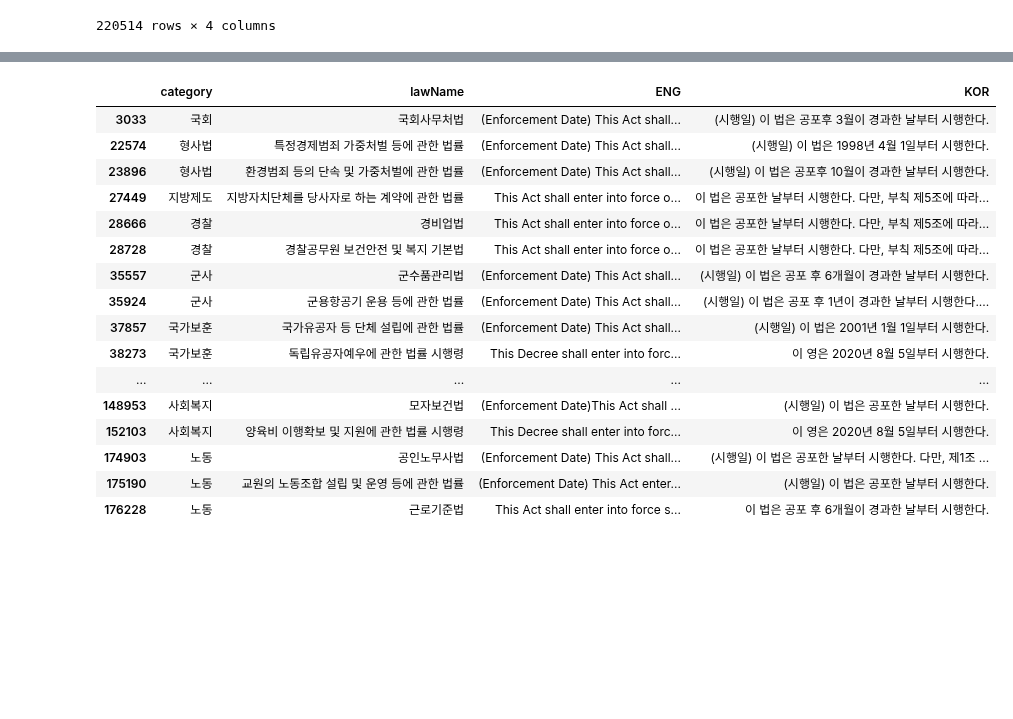
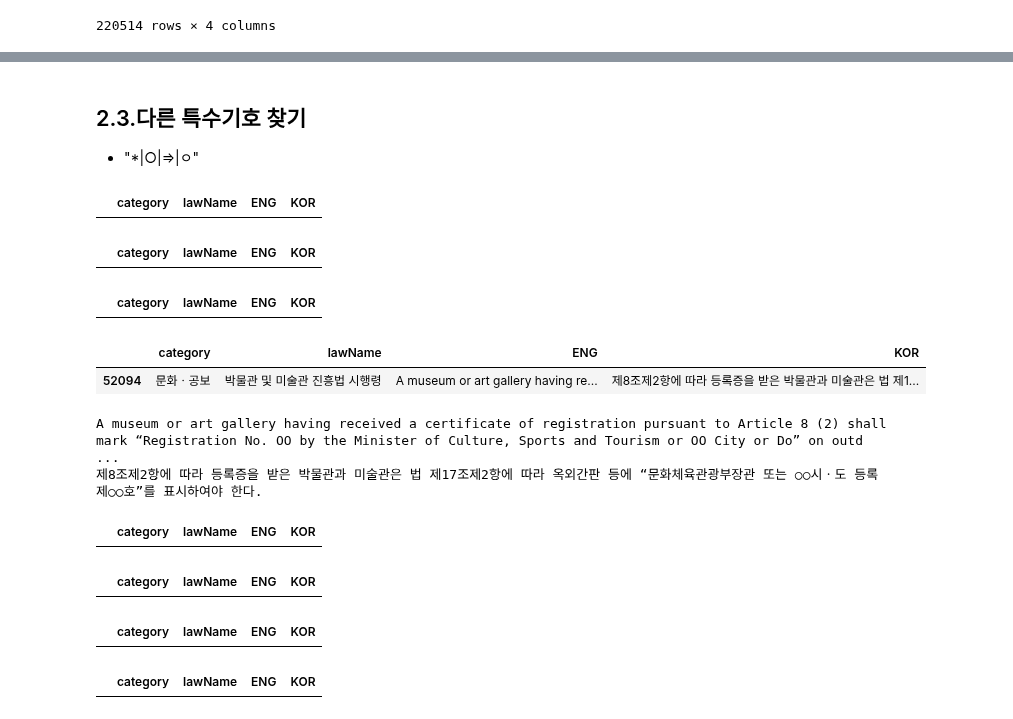
Before and after one commit to tjtmddnjswkd/capstone, a Jupyter notebook: preprocessing_new.ipynb, the cells around one changed output, grey strips where cells are left out. Saved outputs shown, nothing was run; the diff lists cells and outputs as text; code cells hidden in the pictures; blank space fills up the shorter version.

```diff
--- a/preprocessing_new.ipynb
+++ b/preprocessing_new.ipynb
@@ -320,0 +326,5 @@ df_pre1.to_csv(gdrive_path+"/preprocessing/pre1.csv", index=False, encoding="euc
+# %%
+omitted_index = df_pre1.loc[df_pre1.ENG.str.contains("Omitted")].index.to_list()
+deleted_index = df_pre1.loc[df_pre1.ENG.str.contains("Deleted")].index.to_list()
+df_pre2 = df_pre1.drop(index=omitted_index+deleted_index).reset_index(drop=True)
+df_pre2
@@ -335,6 +359,6 @@ df_pre1.loc[(df_pre1["ENG"]!="")&(df_pre1["KOR"]!="")].shape[0]
 # %%
-df_pre1_del = df_pre1.loc[(df_pre1["ENG"]!="")&(df_pre1["KOR"]!="")].reset_index(drop=True)
-df_pre1_del
+df_pre3 = df_pre2.loc[(df_pre2["ENG"]!="")&(df_pre2["KOR"]!="")].reset_index(drop=True)
+df_pre3
 # %% [output]
 |  | category | lawName | ENG | KOR |
 | 0 | 헌법 | 개성공업지구 지원에 관한 법률 | The purpose of this Act is to enh... | 이 법은 개성공업지구의 개발ㆍ운영의 지원 및 개성공업지구에 ... |
@@ -370,20 +376,43 @@ df_pre1_del.loc[(df_pre1_del["ENG"]=="Omitted.")&(df_pre1_del["KOR"]!="생략")]
+# %% [markdown]
+## 2.3.다른 특수기호 찾기
+
+- "\*|○|⇒|ㅇ"
 # %%
-df_pre1_del.loc[df_pre1_del.ENG.str.contains("(Proviso Omitted.)")]
+df_pre3.loc[df_pre3.ENG.str.contains("\*")]
 # %% [output]
 |  | category | lawName | ENG | KOR |
-| 3033 | 국회 | 국회사무처법 | (Enforcement Date) This Act shall... | (시행일) 이 법은 공포후 3월이 경과한 날부터 시행한다. |
-| 22574 | 형사법 | 특정경제범죄 가중처벌 등에 관한 법률 | (Enforcement Date) This Act shall... | (시행일) 이 법은 1998년 4월 1일부터 시행한다. |
-| 23896 | 형사법 | 환경범죄 등의 단속 및 가중처벌에 관한 법률 | (Enforcement Date) This Act shall... | (시행일) 이 법은 공포후 10월이 경과한 날부터 시행한다. |
-| 27449 | 지방제도 | 지방자치단체를 당사자로 하는 계약에 관한 법률 | This Act shall enter into force o... | 이 법은 공포한 날부터 시행한다. 다만, 부칙 제5조에 따라... |
-| 28666 | 경찰 | 경비업법 | This Act shall enter into force o... | 이 법은 공포한 날부터 시행한다. 다만, 부칙 제5조에 따라... |
-| 28728 | 경찰 | 경찰공무원 보건안전 및 복지 기본법 | This Act shall enter into force o... | 이 법은 공포한 날부터 시행한다. 다만, 부칙 제5조에 따라... |
-| 35557 | 군사 | 군수품관리법 | (Enforcement Date) This Act shall... | (시행일) 이 법은 공포 후 6개월이 경과한 날부터 시행한다. |
-| 35924 | 군사 | 군용항공기 운용 등에 관한 법률 | (Enforcement Date) This Act shall... | (시행일) 이 법은 공포 후 1년이 경과한 날부터 시행한다.... |
-| 37857 | 국가보훈 | 국가유공자 등 단체 설립에 관한 법률 | (Enforcement Date) This Act shall... | (시행일) 이 법은 2001년 1월 1일부터 시행한다. |
-| 38273 | 국가보훈 | 독립유공자예우에 관한 법률 시행령 | This Decree shall enter into forc... | 이 영은 2020년 8월 5일부터 시행한다. |
-| ... | ... | ... | ... | ... |
-| 148953 | 사회복지 | 모자보건법 | (Enforcement Date)This Act shall ... | (시행일) 이 법은 공포한 날부터 시행한다. |
-| 152103 | 사회복지 | 양육비 이행확보 및 지원에 관한 법률 시행령 | This Decree shall enter into forc... | 이 영은 2020년 8월 5일부터 시행한다. |
-| 174903 | 노동 | 공인노무사법 | (Enforcement Date) This Act shall... | (시행일) 이 법은 공포한 날부터 시행한다. 다만, 제1조 ... |
-| 175190 | 노동 | 교원의 노동조합 설립 및 운영 등에 관한 법률 | (Enforcement Date) This Act enter... | (시행일) 이 법은 공포한 날부터 시행한다. |
-| 176228 | 노동 | 근로기준법 | This Act shall enter into force s... | 이 법은 공포 후 6개월이 경과한 날부터 시행한다. |
+# %%
+df_pre3.loc[df_pre3.KOR.str.contains("\*")]
+# %% [output]
+|  | category | lawName | ENG | KOR |
+# %%
+df_pre3.loc[df_pre3.ENG.str.contains("○")]
+# %% [output]
+|  | category | lawName | ENG | KOR |
+# %%
+df_pre3.loc[df_pre3.KOR.str.contains("○")]
+# %% [output]
+|  | category | lawName | ENG | KOR |
+| 52094 | 문화ㆍ공보 | 박물관 및 미술관 진흥법 시행령 | A museum or art gallery having re... | 제8조제2항에 따라 등록증을 받은 박물관과 미술관은 법 제1... |
+# %%
+print(df_pre3.loc[52094, "ENG"])
+print(df_pre3.loc[52094, "KOR"])
+# %% [output]
+A museum or art gallery having received a certificate of registration pursuant to Article 8 (2) shall mark “Registration No. OO by the Minister of Culture, Sports and Tourism or OO City or Do” on outd ...
+제8조제2항에 따라 등록증을 받은 박물관과 미술관은 법 제17조제2항에 따라 옥외간판 등에 “문화체육관광부장관 또는 ○○시ㆍ도 등록 제○○호”를 표시하여야 한다.
+# %%
+df_pre3.loc[df_pre3.ENG.str.contains("⇒")]
+# %% [output]
+|  | category | lawName | ENG | KOR |
+# %%
+df_pre3.loc[df_pre3.KOR.str.contains("⇒")]
+# %% [output]
+|  | category | lawName | ENG | KOR |
+# %%
+df_pre3.loc[df_pre3.ENG.str.contains("ㅇ")]
+# %% [output]
+|  | category | lawName | ENG | KOR |
+# %%
+df_pre3.loc[df_pre3.KOR.str.contains("ㅇ")]
+# %% [output]
+|  | category | lawName | ENG | KOR |
```
Also changed, not shown: parts of 17 cells of this notebook.
